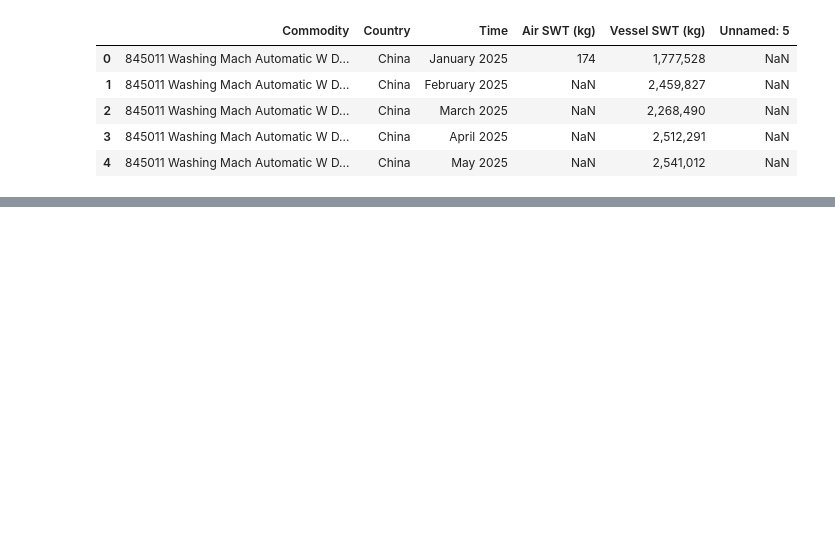
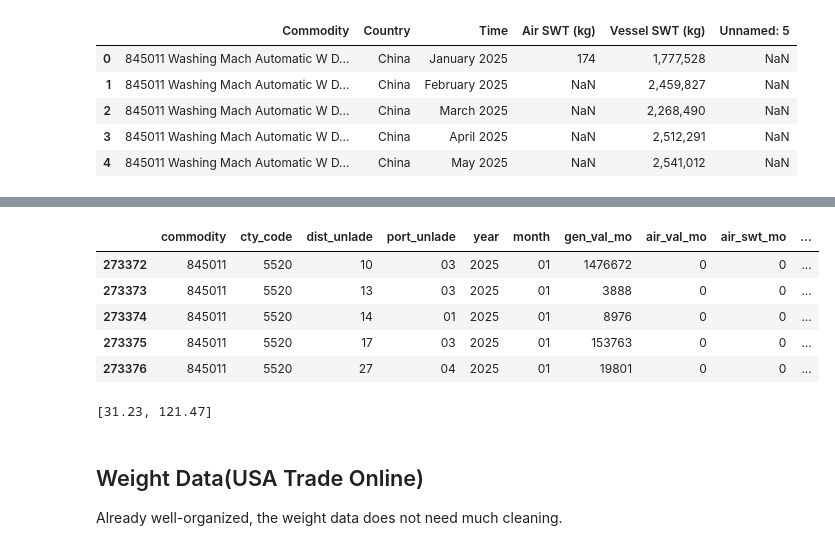
Before and after one commit to BirchTree1812/research_study_code, a Jupyter notebook: main.ipynb, the cells around one changed output, grey strips where cells are left out. Cells and saved outputs as stored; diff of their text form; code cells hidden in the pictures; blank space fills up the shorter version.

```diff
--- a/main.ipynb
+++ b/main.ipynb
@@ -92,0 +357,6 @@ washing_machine_df_v1["Air SWT (kg)"].mean()
+# %%
+numerical_cols_asian = ["gen_val_mo", "air_val_mo", "air_swt_mo", "ves_val_mo", "ves_swt_mo", "cnt_val_mo", "cnt_swt_mo"]
+
+for col in numerical_cols_asian:
+    df_asian_routes_v1[col] = pd.to_numeric(df_asian_routes_v1[col])
+df_asian_routes_v1.info()
@@ -92,0 +381,10 @@ washing_machine_df_v1["Air SWT (kg)"].mean()
+# %%
+df_asian_routes_wash = df_asian_routes_v1[df_asian_routes_v1["commodity"].isin(["845011", "845020"])]
+df_asian_routes_wash.head()
+# %% [output]
+|  | commodity | cty_code | dist_unlade | port_unlade | year | month | gen_val_mo | air_val_mo | air_swt_mo | ... |
+| 273372 | 845011 | 5520 | 10 | 03 | 2025 | 01 | 1476672 | 0 | 0 | ... |
+| 273373 | 845011 | 5520 | 13 | 03 | 2025 | 01 | 3888 | 0 | 0 | ... |
+| 273374 | 845011 | 5520 | 14 | 01 | 2025 | 01 | 8976 | 0 | 0 | ... |
+| 273375 | 845011 | 5520 | 17 | 03 | 2025 | 01 | 153763 | 0 | 0 | ... |
+| 273376 | 845011 | 5520 | 27 | 04 | 2025 | 01 | 19801 | 0 | 0 | ... |
@@ -92,0 +427,4 @@ washing_machine_df_v1["Air SWT (kg)"].mean()
+# %%
+asian_origins["5700"][1]
+# %% [output]
+[31.23, 121.47]
@@ -92,0 +443,4 @@ washing_machine_df_v1["Air SWT (kg)"].mean()
+# %% [markdown]
+## Weight Data(USA Trade Online)
+
+Already well-organized, the weight data does not need much cleaning.
```
Also changed, not shown: parts of 40 cells of this notebook, 9 other files.
